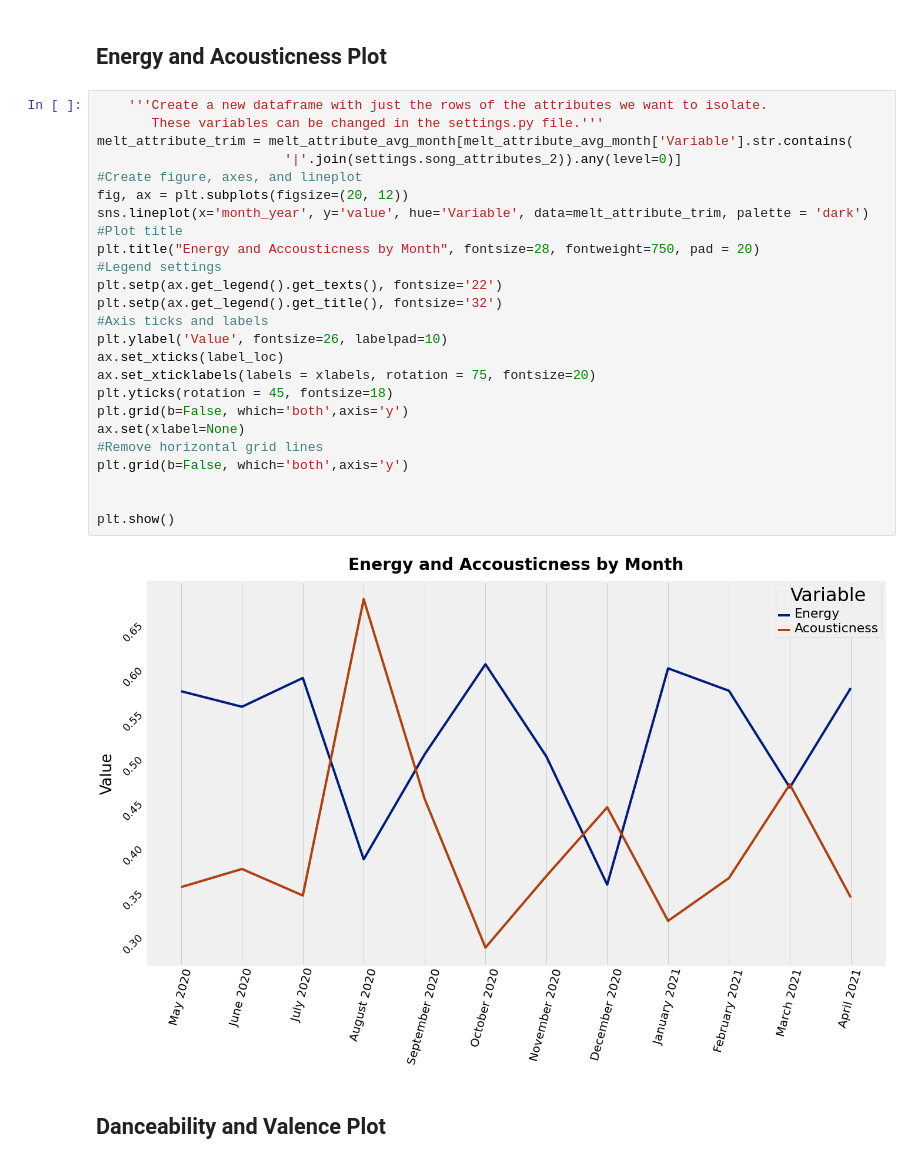
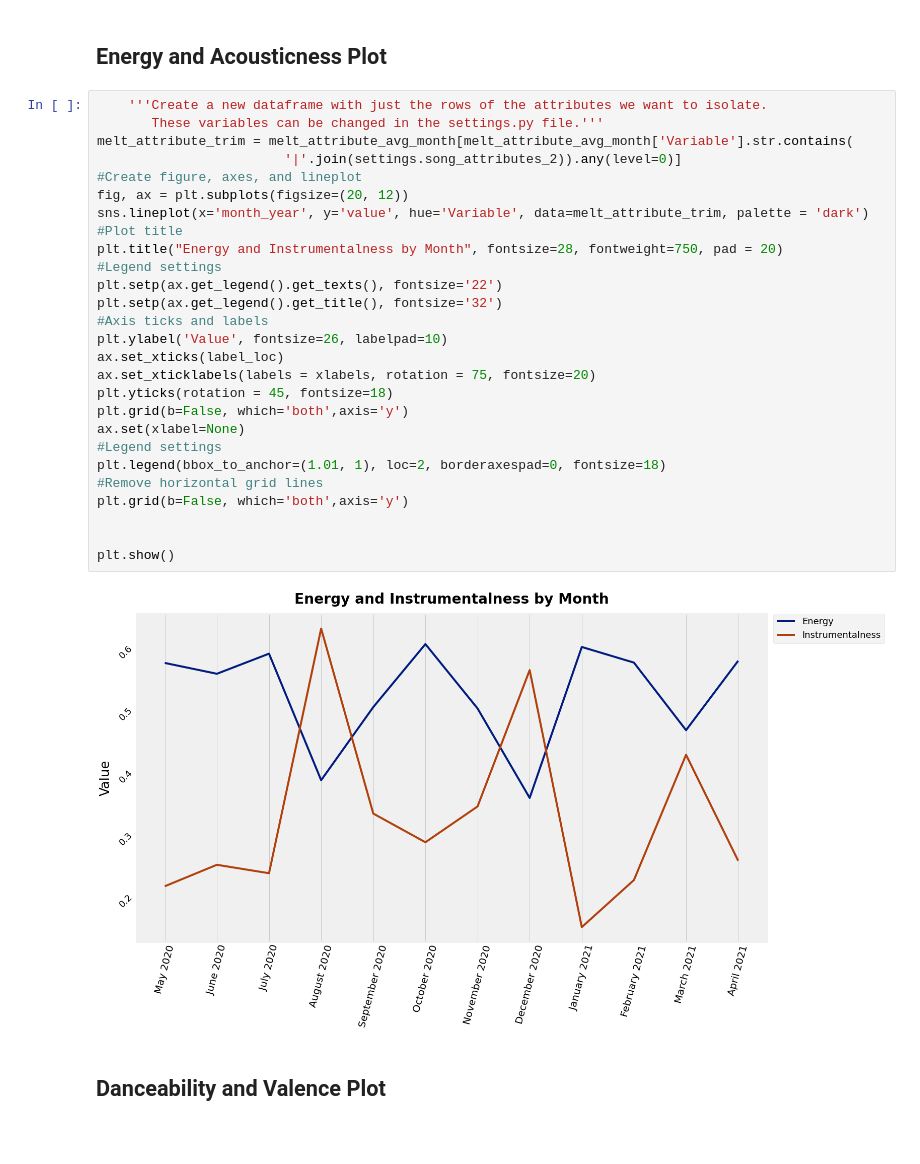
Before and after one commit to ClaytonB-3/spotify_who_am_i, a Jupyter notebook: Spotify Listening History Data Analysis.ipynb, the cells around one changed output. Saved outputs shown, nothing was run; the diff lists cells and outputs as text; blank space fills up the shorter version.

```diff
--- a/Spotify Listening History Data Analysis.ipynb
+++ b/Spotify Listening History Data Analysis.ipynb
@@ -454,30 +466,32 @@ In order to make a more substantive conclusion about my listening habits we need
 # %%
     '''Create a new dataframe with just the rows of the attributes we want to isolate.
        These variables can be changed in the settings.py file.'''
 melt_attribute_trim = melt_attribute_avg_month[melt_attribute_avg_month['Variable'].str.contains(
                         '|'.join(settings.song_attributes_2)).any(level=0)]
 #Create figure, axes, and lineplot
 fig, ax = plt.subplots(figsize=(20, 12))
 sns.lineplot(x='month_year', y='value', hue='Variable', data=melt_attribute_trim, palette = 'dark')
 #Plot title
-plt.title("Energy and Accousticness by Month", fontsize=28, fontweight=750, pad = 20)
+plt.title("Energy and Instrumentalness by Month", fontsize=28, fontweight=750, pad = 20)
 #Legend settings
 plt.setp(ax.get_legend().get_texts(), fontsize='22')
 plt.setp(ax.get_legend().get_title(), fontsize='32')
 #Axis ticks and labels
 plt.ylabel('Value', fontsize=26, labelpad=10)
 ax.set_xticks(label_loc)
 ax.set_xticklabels(labels = xlabels, rotation = 75, fontsize=20)
 plt.yticks(rotation = 45, fontsize=18)
 plt.grid(b=False, which='both',axis='y')
 ax.set(xlabel=None)
+#Legend settings
+plt.legend(bbox_to_anchor=(1.01, 1), loc=2, borderaxespad=0, fontsize=18)
 #Remove horizontal grid lines
 plt.grid(b=False, which='both',axis='y')
 
 
 plt.show()
 # %% [output]
-[figure, old version]
+[figure, new version]
 # %% [markdown]
 ## Danceability and Valence Plot
 # %%
```
Also changed, not shown: parts of 4 cells of this notebook.
